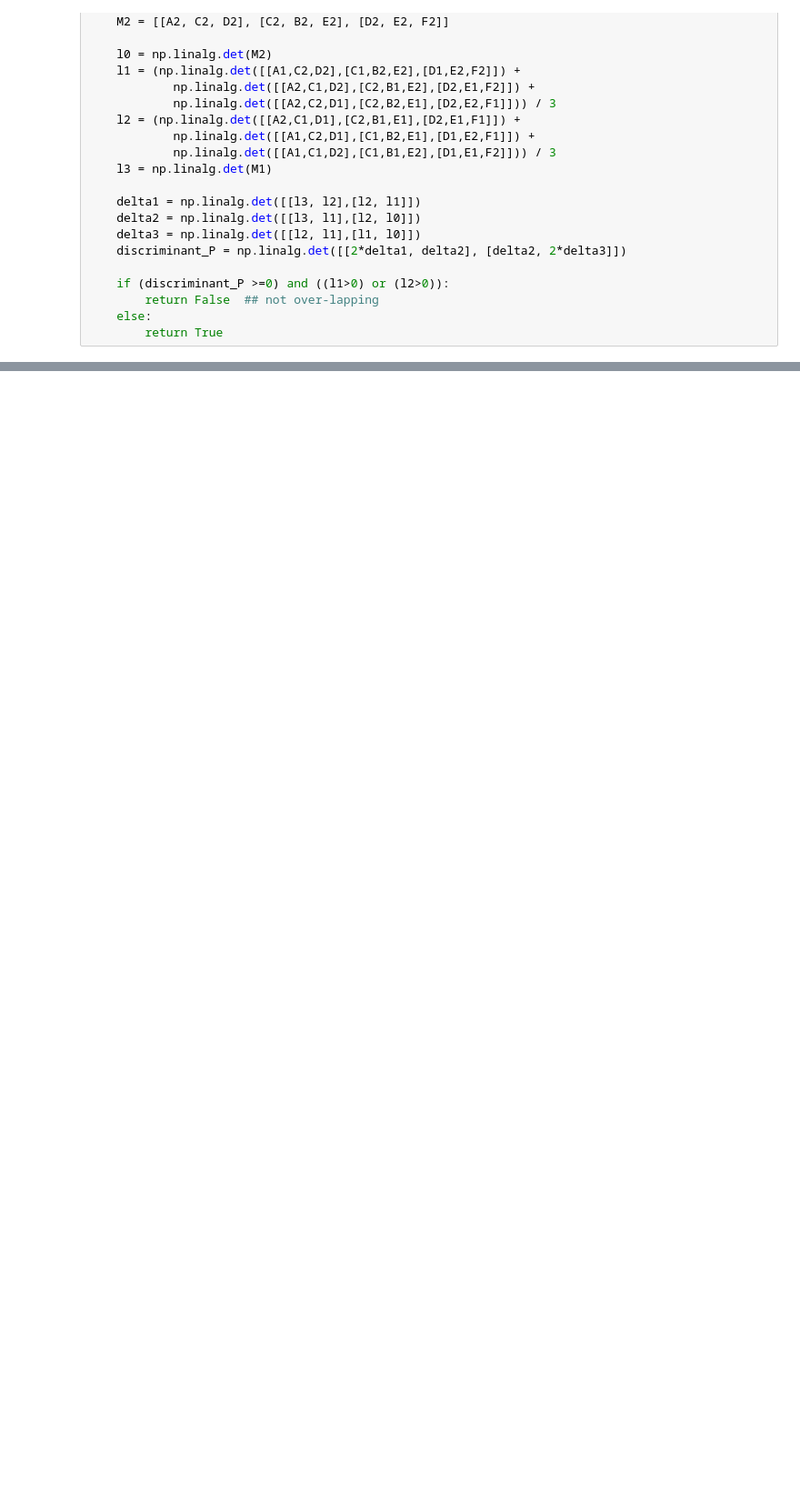
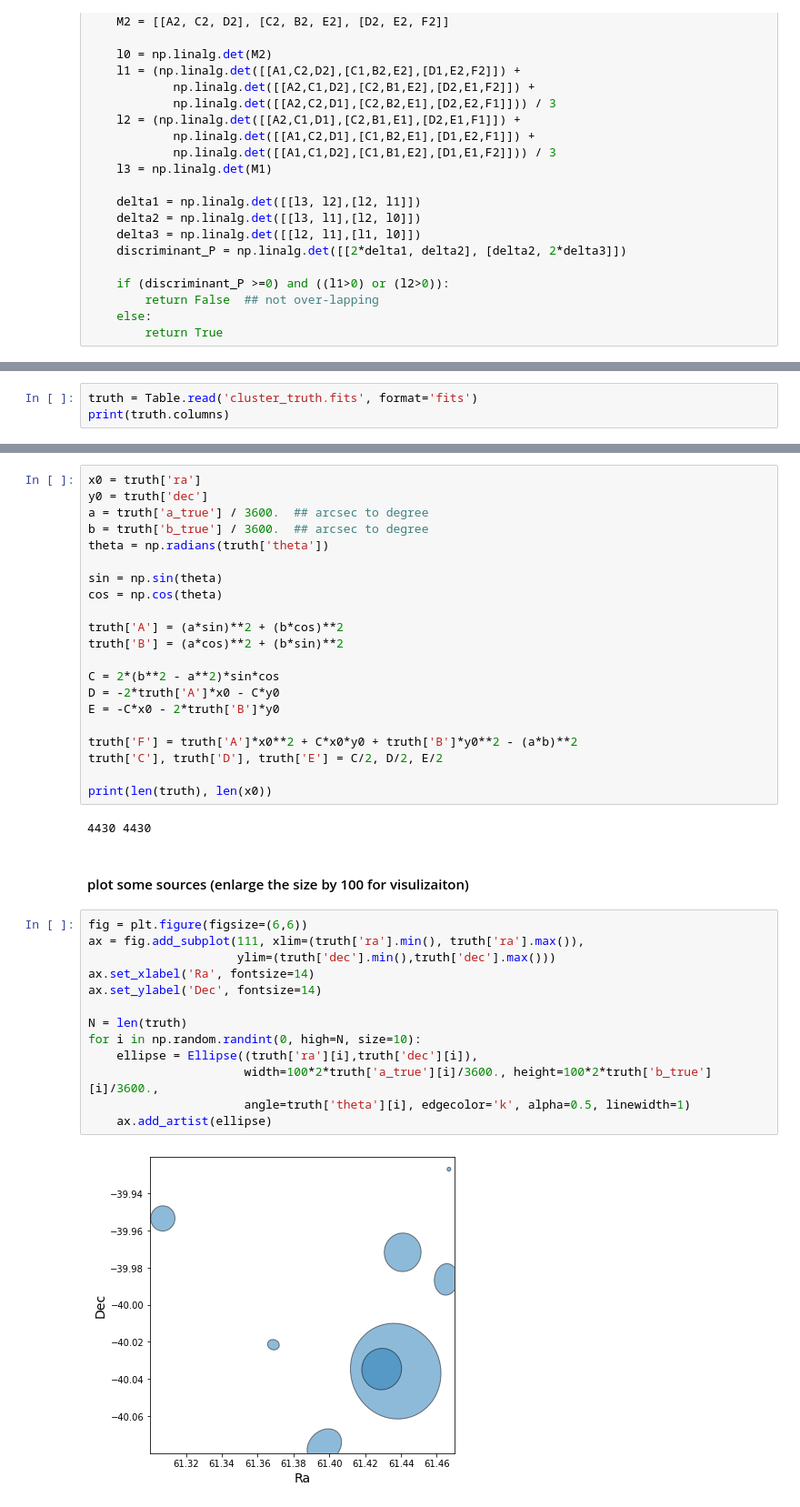
Before and after one commit to LSSTDESC/Cluster_Blending, a Jupyter notebook: match_ellipse_dc2.ipynb, the cells around one changed output, grey strips where cells are left out. Shown at 91% size. Cells and saved outputs as stored; diff of their text form; blank space fills up the shorter version.

Commit message:
general ellipse equation from DC2 columns

```diff
--- a/match_ellipse_dc2.ipynb
+++ b/match_ellipse_dc2.ipynb
@@ -174,0 +76,3 @@ plt.plot(ratio, theta)
+# %%
+truth = Table.read('cluster_truth.fits', format='fits')
+print(truth.columns)
@@ -174,0 +81,40 @@ plt.plot(ratio, theta)
+# %%
+x0 = truth['ra']
+y0 = truth['dec']
+a = truth['a_true'] / 3600.  ## arcsec to degree
+b = truth['b_true'] / 3600.  ## arcsec to degree
+theta = np.radians(truth['theta'])
+
+sin = np.sin(theta)
+cos = np.cos(theta)
+
+truth['A'] = (a*sin)**2 + (b*cos)**2
+truth['B'] = (a*cos)**2 + (b*sin)**2
+
+C = 2*(b**2 - a**2)*sin*cos
+D = -2*truth['A']*x0 - C*y0
+E = -C*x0 - 2*truth['B']*y0
+
+truth['F'] = truth['A']*x0**2 + C*x0*y0 + truth['B']*y0**2 - (a*b)**2
+truth['C'], truth['D'], truth['E'] = C/2, D/2, E/2
+
+print(len(truth), len(x0))
+# %% [output]
+4430 4430
+# %% [markdown]
+#### plot some sources (enlarge the size by 100 for visulizaiton)
+# %%
+fig = plt.figure(figsize=(6,6))
+ax = fig.add_subplot(111, xlim=(truth['ra'].min(), truth['ra'].max()),
+                     ylim=(truth['dec'].min(),truth['dec'].max()))
+ax.set_xlabel('Ra', fontsize=14)
+ax.set_ylabel('Dec', fontsize=14)
+
+N = len(truth)
+for i in np.random.randint(0, high=N, size=10):
+    ellipse = Ellipse((truth['ra'][i],truth['dec'][i]),
+                      width=100*2*truth['a_true'][i]/3600., height=100*2*truth['b_true'][i]/3600.,
+                      angle=truth['theta'][i], edgecolor='k', alpha=0.5, linewidth=1)
+    ax.add_artist(ellipse)
+# %% [output]
+[figure, added]
```
Also changed, not shown: parts of 16 cells of this notebook.
